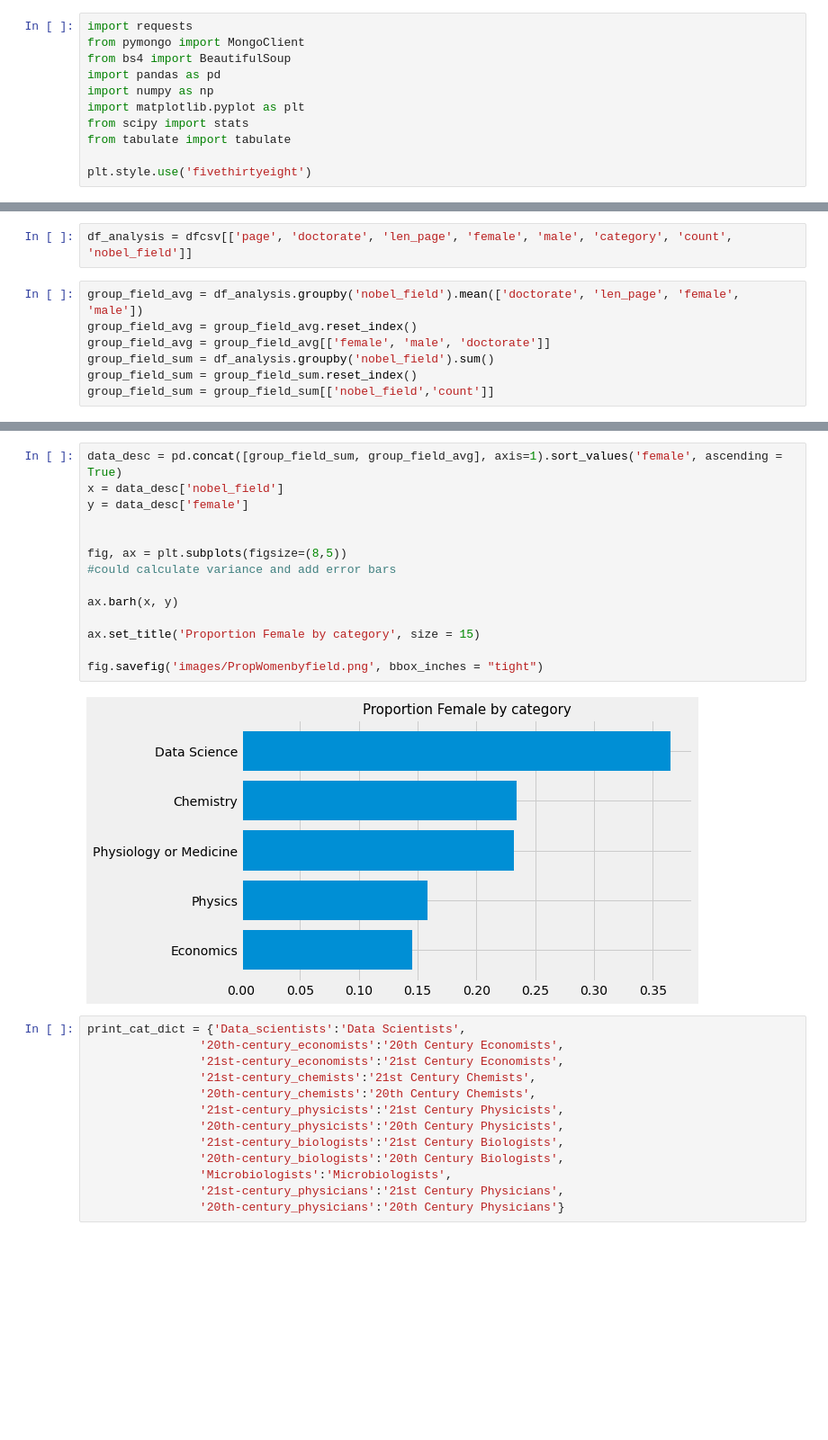
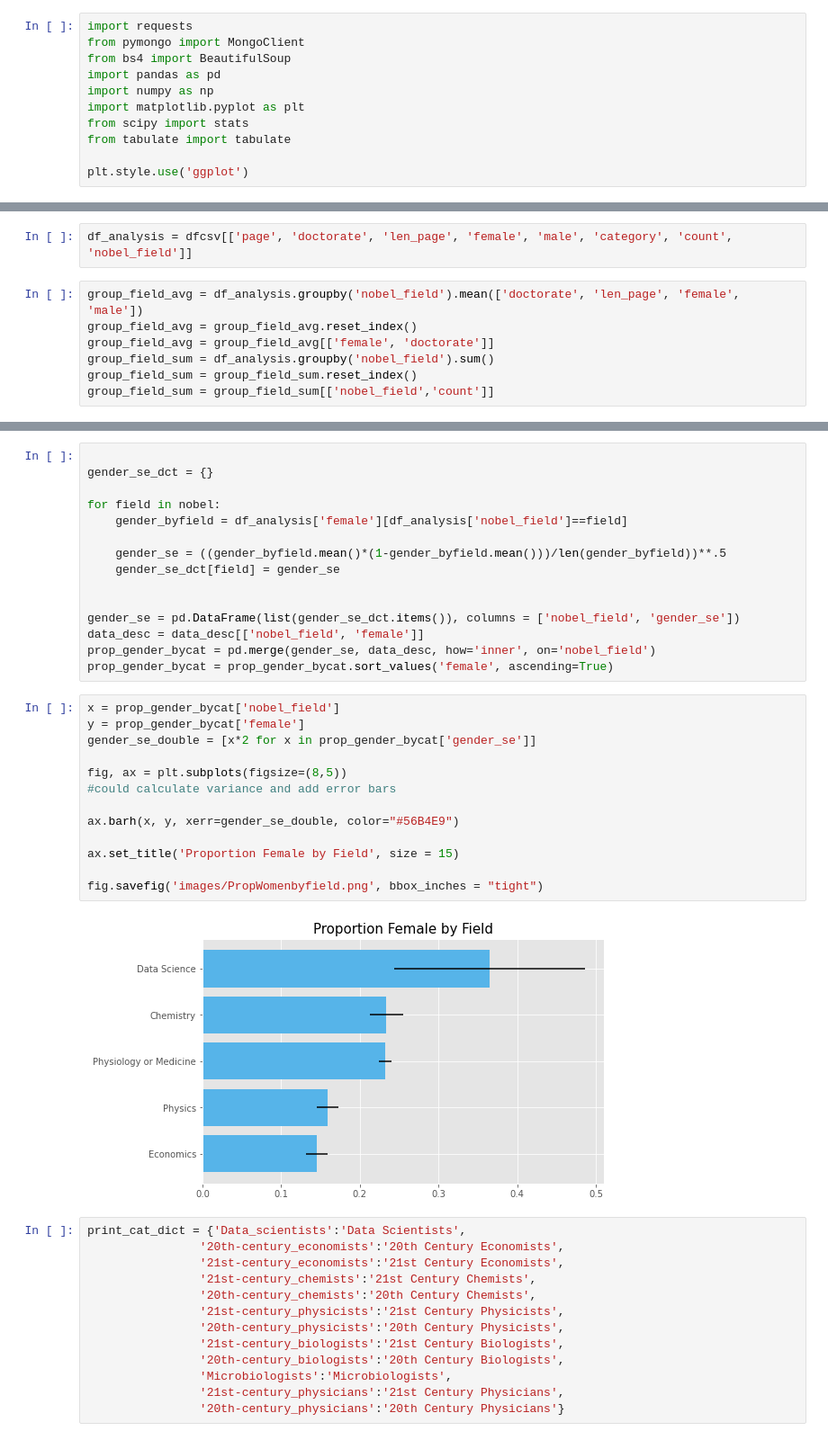
Before and after one commit to isbhsun/Gender-Gap-Analysis, a Jupyter notebook: data_analysis_viz.ipynb, the cells around one changed output, grey strips where cells are left out. Shown at 90% size. Saved outputs shown, nothing was run; the diff lists cells and outputs as text; blank space fills up the shorter version.

Commit message:
update figures

```diff
--- a/data_analysis_viz.ipynb
+++ b/data_analysis_viz.ipynb
@@ -8,7 +8,7 @@ import matplotlib.pyplot as plt
 from scipy import stats
 from tabulate import tabulate
 
-plt.style.use('fivethirtyeight')
+plt.style.use('ggplot')
 # %%
 #set up Mongo to store data
 client = MongoClient('localhost', 27017)
@@ -242,7 +242,7 @@ df_analysis = dfcsv[['page', 'doctorate', 'len_page', 'female', 'male', 'categor
 # %%
 group_field_avg = df_analysis.groupby('nobel_field').mean(['doctorate', 'len_page', 'female', 'male'])
 group_field_avg = group_field_avg.reset_index()
-group_field_avg = group_field_avg[['female', 'male', 'doctorate']]
+group_field_avg = group_field_avg[['female', 'doctorate']]
 group_field_sum = df_analysis.groupby('nobel_field').sum()
 group_field_sum = group_field_sum.reset_index()
 group_field_sum = group_field_sum[['nobel_field','count']]
@@ -261,19 +261,33 @@ print(tabulate(data_desc, floatfmt=".3f", headers=['Field', 'N', 'Female (propor
+# %%
+
+gender_se_dct = {}
+
+for field in nobel:
+    gender_byfield = df_analysis['female'][df_analysis['nobel_field']==field]
+
+    gender_se = ((gender_byfield.mean()*(1-gender_byfield.mean()))/len(gender_byfield))**.5
+    gender_se_dct[field] = gender_se
+
+
+gender_se = pd.DataFrame(list(gender_se_dct.items()), columns = ['nobel_field', 'gender_se'])
+data_desc = data_desc[['nobel_field', 'female']]
+prop_gender_bycat = pd.merge(gender_se, data_desc, how='inner', on='nobel_field')
+prop_gender_bycat = prop_gender_bycat.sort_values('female', ascending=True)
 # %%
-data_desc = pd.concat([group_field_sum, group_field_avg], axis=1).sort_values('female', ascending = True)
-x = data_desc['nobel_field']
-y = data_desc['female']
-
+x = prop_gender_bycat['nobel_field']
+y = prop_gender_bycat['female']
+gender_se_double = [x*2 for x in prop_gender_bycat['gender_se']]
 
 fig, ax = plt.subplots(figsize=(8,5))
 #could calculate variance and add error bars
 
-ax.barh(x, y)
+ax.barh(x, y, xerr=gender_se_double, color="#56B4E9")
 
-ax.set_title('Proportion Female by category', size = 15)
+ax.set_title('Proportion Female by Field', size = 15)
 
 fig.savefig('images/PropWomenbyfield.png', bbox_inches = "tight")
 # %% [output]
-[figure, old version]
+[figure, new version]
 # %%
 print_cat_dict = {'Data_scientists':'Data Scientists',
                 '20th-century_economists':'20th Century Economists',
```
Also changed, not shown: parts of 8 cells of this notebook, 8 other files.
